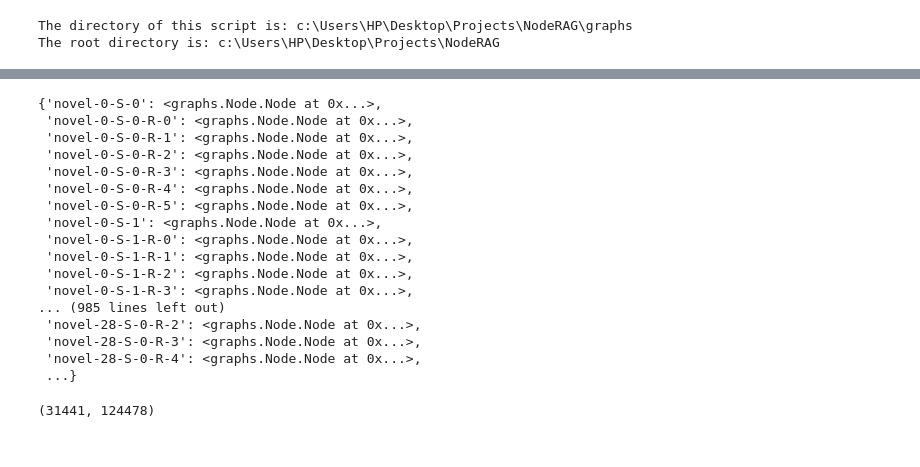
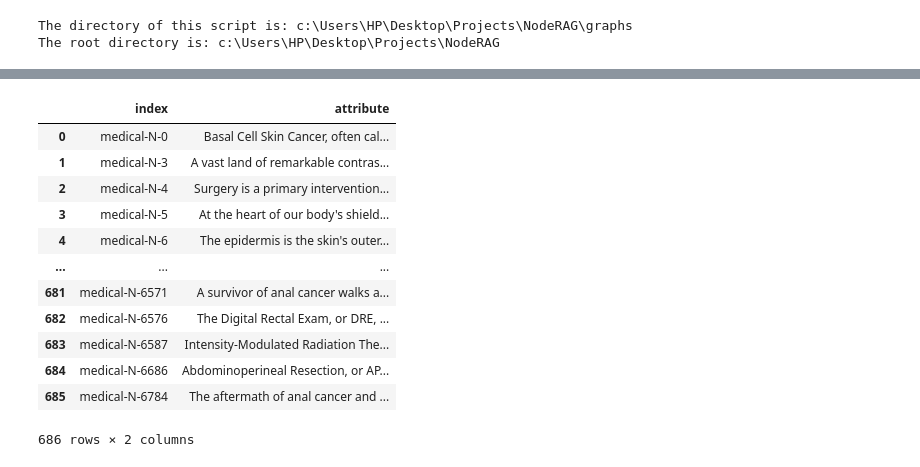
Before and after one commit to DoDoanHoangDu/NodeRAG, a Jupyter notebook: graphs/4-Attribute_Node_Enrichment.ipynb, the cells around one changed output, grey strips where cells are left out. Cells and saved outputs as stored; diff of their text form; code cells hidden in the pictures.

```diff
--- a/graphs/4-Attribute_Node_Enrichment.ipynb
+++ b/graphs/4-Attribute_Node_Enrichment.ipynb
@@ -41,28 +45,18 @@ medical_g1
-# %%
-novel_g1
-# %% [output]
-{'novel-0-S-0': <graphs.Node.Node at 0x...>,
- 'novel-0-S-0-R-0': <graphs.Node.Node at 0x...>,
- 'novel-0-S-0-R-1': <graphs.Node.Node at 0x...>,
- 'novel-0-S-0-R-2': <graphs.Node.Node at 0x...>,
- 'novel-0-S-0-R-3': <graphs.Node.Node at 0x...>,
- 'novel-0-S-0-R-4': <graphs.Node.Node at 0x...>,
- 'novel-0-S-0-R-5': <graphs.Node.Node at 0x...>,
- 'novel-0-S-1': <graphs.Node.Node at 0x...>,
- 'novel-0-S-1-R-0': <graphs.Node.Node at 0x...>,
- 'novel-0-S-1-R-1': <graphs.Node.Node at 0x...>,
- 'novel-0-S-1-R-2': <graphs.Node.Node at 0x...>,
- 'novel-0-S-1-R-3': <graphs.Node.Node at 0x...>,
-... (985 lines left out)
- 'novel-28-S-0-R-2': <graphs.Node.Node at 0x...>,
- 'novel-28-S-0-R-3': <graphs.Node.Node at 0x...>,
- 'novel-28-S-0-R-4': <graphs.Node.Node at 0x...>,
- ...}
-# %%
-len(medical_g1), len(novel_g1)
-# %% [output]
-(31441, 124478)
 # %%
 import pandas as pd
-medical_attributes = pd.read_parquet("data/medical_attributes.parquet")
-novel_attributes = pd.read_parquet("data/novel_attributes.parquet")
+medical_attributes = pd.read_parquet("data/nodes/attribute/medical_attributes.parquet")
+medical_attributes
+# %% [output]
+|  | index | attribute |
+| 0 | medical-N-0 | Basal Cell Skin Cancer, often cal... |
+| 1 | medical-N-3 | A vast land of remarkable contras... |
+| 2 | medical-N-4 | Surgery is a primary intervention... |
+| 3 | medical-N-5 | At the heart of our body's shield... |
+| 4 | medical-N-6 | The epidermis is the skin's outer... |
+| ... | ... | ... |
+| 681 | medical-N-6571 | A survivor of anal cancer walks a... |
+| 682 | medical-N-6576 | The Digital Rectal Exam, or DRE, ... |
+| 683 | medical-N-6587 | Intensity-Modulated Radiation The... |
+| 684 | medical-N-6686 | Abdominoperineal Resection, or AP... |
+| 685 | medical-N-6784 | The aftermath of anal cancer and ... |
+686 rows × 2 columns
```
Also changed, not shown: parts of 9 cells of this notebook, 28 other files.
